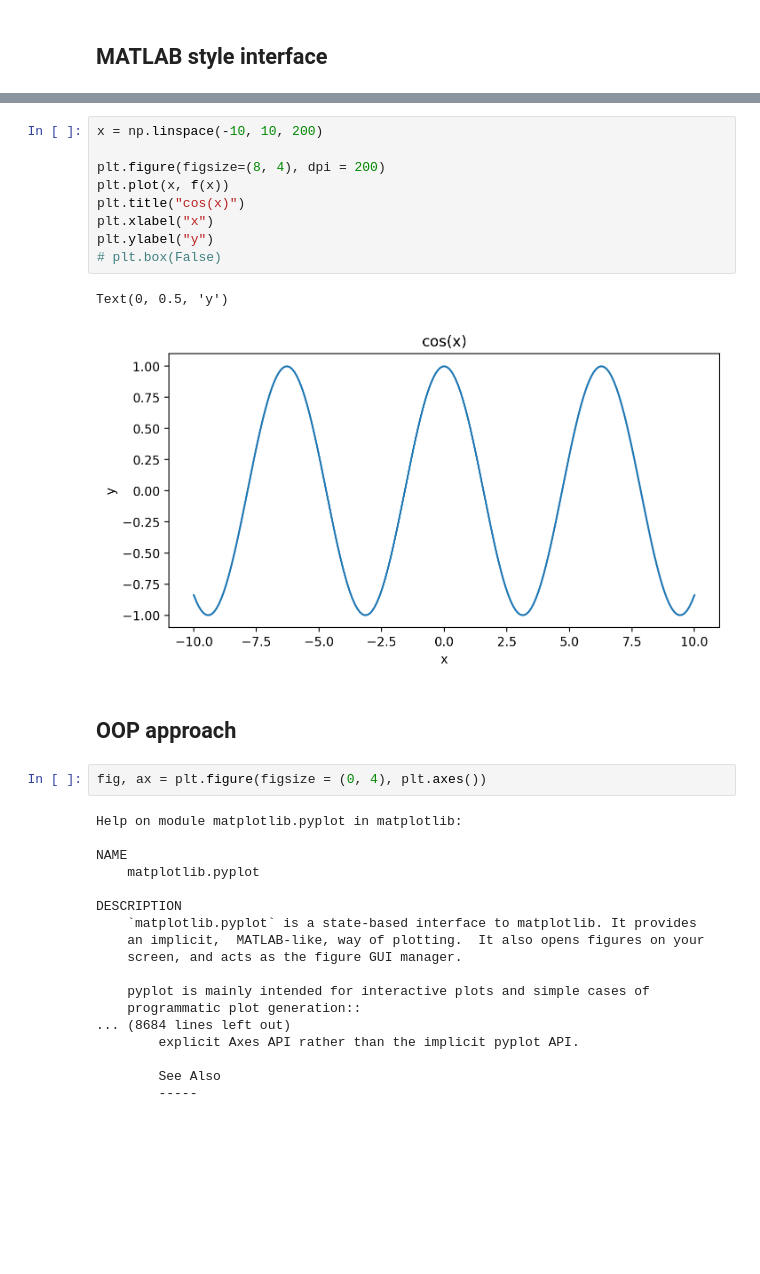
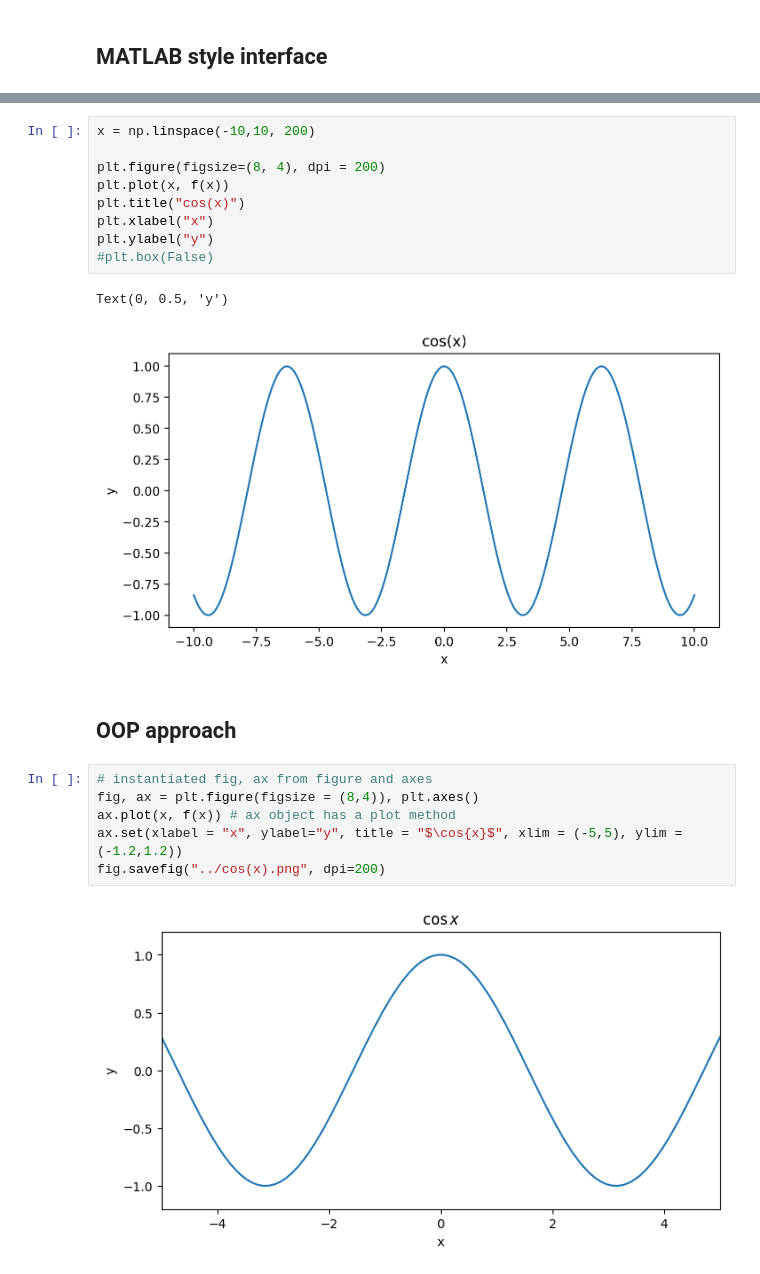
Before and after one commit to eliaselhaddad/Python-Elias-El-Haddad, a Jupyter notebook: Code-alongs/Lec16-matplotlib.ipynb, the cells around one changed output, grey strips where cells are left out. Saved outputs shown, nothing was run; the diff lists cells and outputs as text; blank space fills up the shorter version.

```diff
--- a/Code-alongs/Lec16-matplotlib.ipynb
+++ b/Code-alongs/Lec16-matplotlib.ipynb
@@ -15,34 +19,22 @@ plt.plot(x, f(x), 'o--')
 # %%
-x = np.linspace(-10, 10, 200)
+x = np.linspace(-10,10, 200)
 
 plt.figure(figsize=(8, 4), dpi = 200)
 plt.plot(x, f(x))
 plt.title("cos(x)")
 plt.xlabel("x")
 plt.ylabel("y")
-# plt.box(False)
+#plt.box(False)
 # %% [output]
 Text(0, 0.5, 'y')
 [figure]
 # %% [markdown]
 ## OOP approach
-# %%
-fig, ax = plt.figure(figsize = (0, 4), plt.axes())
-# %% [output]
-Help on module matplotlib.pyplot in matplotlib:
-
-NAME
-    matplotlib.pyplot
-
-DESCRIPTION
-    `matplotlib.pyplot` is a state-based interface to matplotlib. It provides
-    an implicit,  MATLAB-like, way of plotting.  It also opens figures on your
-    screen, and acts as the figure GUI manager.
-
-    pyplot is mainly intended for interactive plots and simple cases of
-    programmatic plot generation::
-... (8684 lines left out)
-        explicit Axes API rather than the implicit pyplot API.
-
-        See Also
-        -----
+# %%
+# instantiated fig, ax from figure and axes
+fig, ax = plt.figure(figsize = (8,4)), plt.axes()
+ax.plot(x, f(x)) # ax object has a plot method
+ax.set(xlabel = "x", ylabel="y", title = "$\cos{x}$", xlim = (-5,5), ylim = (-1.2,1.2))
+fig.savefig("../cos(x).png", dpi=200)
+# %% [output]
+[figure, added]
```
Also changed, not shown: parts of 5 cells of this notebook, 5 other files.
